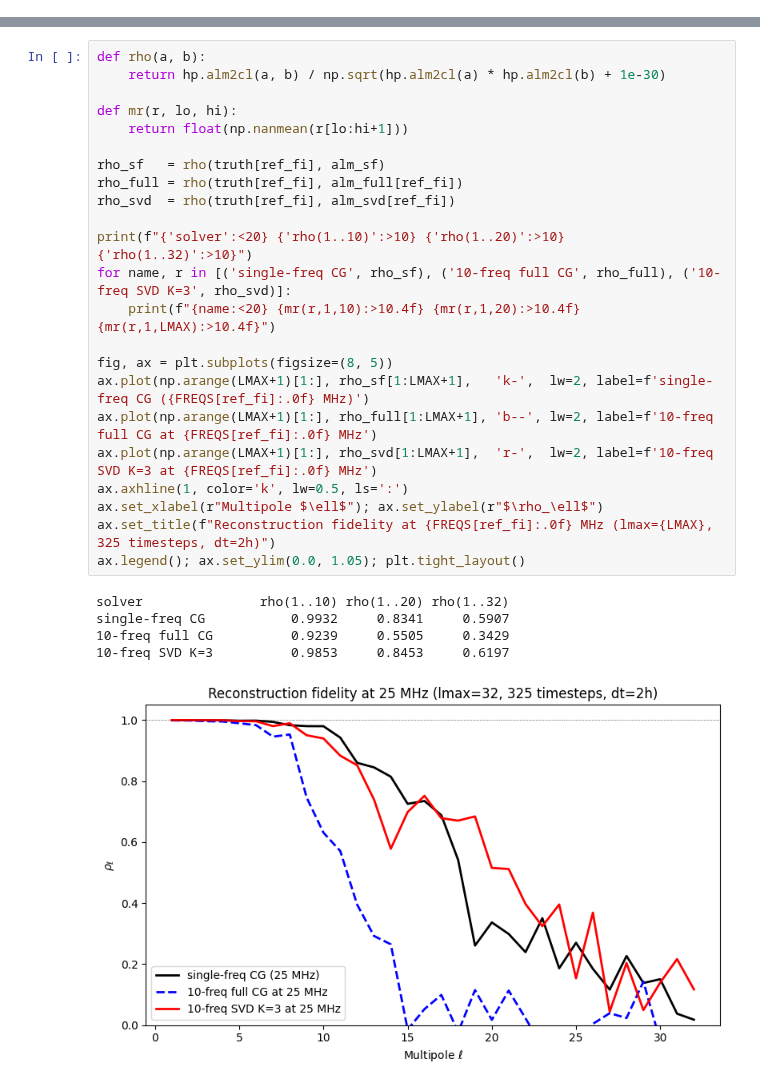
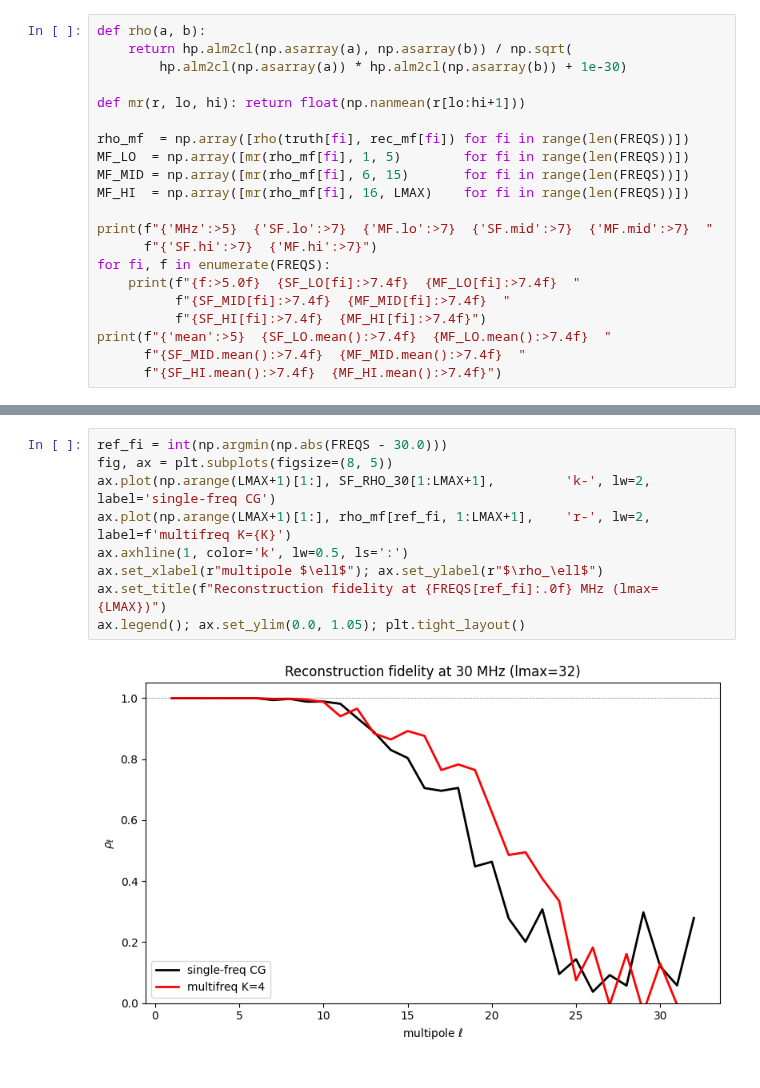
Before and after one commit to lusee-night/luseepy, a Jupyter notebook: notebooks/mapmaker_svd_multifreq_demo.ipynb, the cells around one changed output, grey strips where cells are left out. Cells and saved outputs as stored; diff of their text form.

```diff
--- a/notebooks/mapmaker_svd_multifreq_demo.ipynb
+++ b/notebooks/mapmaker_svd_multifreq_demo.ipynb
@@ -64,0 +171,21 @@ singular value ratios: sigma_2/sigma_0 = 2.810e-02,  sigma_3/sigma_0 = 3.278e-03
+# %%
+def rho(a, b):
+    return hp.alm2cl(np.asarray(a), np.asarray(b)) / np.sqrt(
+        hp.alm2cl(np.asarray(a)) * hp.alm2cl(np.asarray(b)) + 1e-30)
+
+def mr(r, lo, hi): return float(np.nanmean(r[lo:hi+1]))
+
+rho_mf  = np.array([rho(truth[fi], rec_mf[fi]) for fi in range(len(FREQS))])
+MF_LO  = np.array([mr(rho_mf[fi], 1, 5)        for fi in range(len(FREQS))])
+MF_MID = np.array([mr(rho_mf[fi], 6, 15)       for fi in range(len(FREQS))])
+MF_HI  = np.array([mr(rho_mf[fi], 16, LMAX)    for fi in range(len(FREQS))])
+
+print(f"{'MHz':>5}  {'SF.lo':>7}  {'MF.lo':>7}  {'SF.mid':>7}  {'MF.mid':>7}  "
+      f"{'SF.hi':>7}  {'MF.hi':>7}")
+for fi, f in enumerate(FREQS):
+    print(f"{f:>5.0f}  {SF_LO[fi]:>7.4f}  {MF_LO[fi]:>7.4f}  "
+          f"{SF_MID[fi]:>7.4f}  {MF_MID[fi]:>7.4f}  "
+          f"{SF_HI[fi]:>7.4f}  {MF_HI[fi]:>7.4f}")
+print(f"{'mean':>5}  {SF_LO.mean():>7.4f}  {MF_LO.mean():>7.4f}  "
+      f"{SF_MID.mean():>7.4f}  {MF_MID.mean():>7.4f}  "
+      f"{SF_HI.mean():>7.4f}  {MF_HI.mean():>7.4f}")
@@ -65,29 +219,11 @@ singular value ratios: sigma_2/sigma_0 = 2.810e-02,  sigma_3/sigma_0 = 3.278e-03
 # %%
-def rho(a, b):
-    return hp.alm2cl(a, b) / np.sqrt(hp.alm2cl(a) * hp.alm2cl(b) + 1e-30)
-
-def mr(r, lo, hi):
-    return float(np.nanmean(r[lo:hi+1]))
-
-rho_sf   = rho(truth[ref_fi], alm_sf)
-rho_full = rho(truth[ref_fi], alm_full[ref_fi])
-rho_svd  = rho(truth[ref_fi], alm_svd[ref_fi])
-
-print(f"{'solver':<20} {'rho(1..10)':>10} {'rho(1..20)':>10} {'rho(1..32)':>10}")
-for name, r in [('single-freq CG', rho_sf), ('10-freq full CG', rho_full), ('10-freq SVD K=3', rho_svd)]:
-    print(f"{name:<20} {mr(r,1,10):>10.4f} {mr(r,1,20):>10.4f} {mr(r,1,LMAX):>10.4f}")
-
+ref_fi = int(np.argmin(np.abs(FREQS - 30.0)))
 fig, ax = plt.subplots(figsize=(8, 5))
-ax.plot(np.arange(LMAX+1)[1:], rho_sf[1:LMAX+1],   'k-',  lw=2, label=f'single-freq CG ({FREQS[ref_fi]:.0f} MHz)')
-ax.plot(np.arange(LMAX+1)[1:], rho_full[1:LMAX+1], 'b--', lw=2, label=f'10-freq full CG at {FREQS[ref_fi]:.0f} MHz')
-ax.plot(np.arange(LMAX+1)[1:], rho_svd[1:LMAX+1],  'r-',  lw=2, label=f'10-freq SVD K=3 at {FREQS[ref_fi]:.0f} MHz')
+ax.plot(np.arange(LMAX+1)[1:], SF_RHO_30[1:LMAX+1],         'k-', lw=2, label='single-freq CG')
+ax.plot(np.arange(LMAX+1)[1:], rho_mf[ref_fi, 1:LMAX+1],    'r-', lw=2, label=f'multifreq K={K}')
 ax.axhline(1, color='k', lw=0.5, ls=':')
-ax.set_xlabel(r"Multipole $\ell$"); ax.set_ylabel(r"$\rho_\ell$")
-ax.set_title(f"Reconstruction fidelity at {FREQS[ref_fi]:.0f} MHz (lmax={LMAX}, 325 timesteps, dt=2h)")
+ax.set_xlabel(r"multipole $\ell$"); ax.set_ylabel(r"$\rho_\ell$")
+ax.set_title(f"Reconstruction fidelity at {FREQS[ref_fi]:.0f} MHz (lmax={LMAX})")
 ax.legend(); ax.set_ylim(0.0, 1.05); plt.tight_layout()
 # %% [output]
-solver               rho(1..10) rho(1..20) rho(1..32)
-single-freq CG           0.9932     0.8341     0.5907
-10-freq full CG          0.9239     0.5505     0.3429
-10-freq SVD K=3          0.9853     0.8453     0.6197
-[figure, old version]
+[figure, new version]
```
Also changed, not shown: parts of 32 cells of this notebook, 12 other files.
